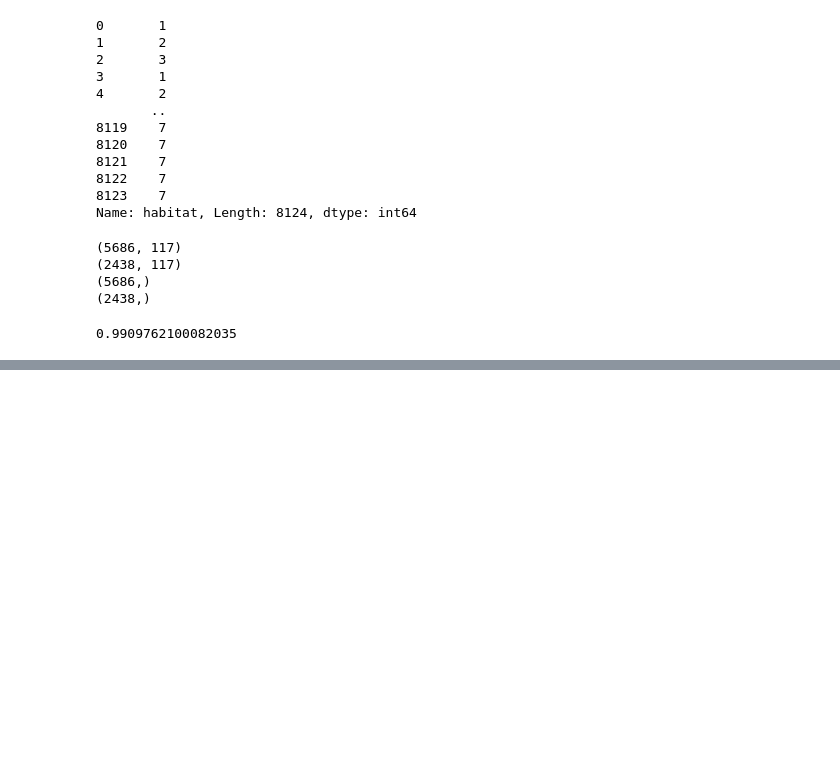
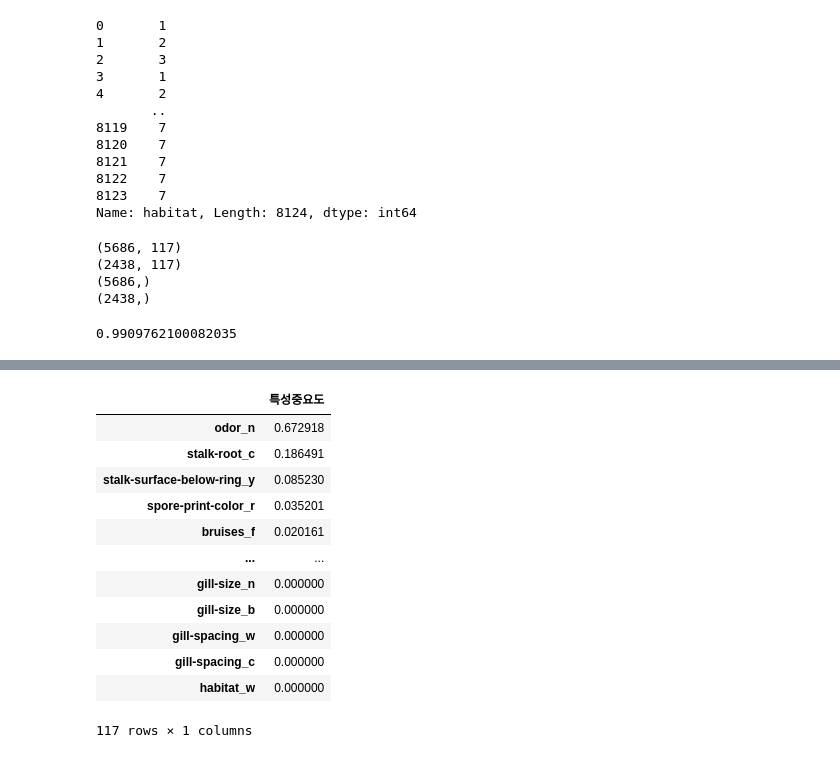
Before and after one commit to gasshot/Python_Lib, a Jupyter notebook: MachineLeaning/ex03_DesicionTree분류실습.ipynb, the cells around one changed output, grey strips where cells are left out. Saved outputs shown, nothing was run; the diff lists cells and outputs as text; code cells hidden in the pictures; blank space fills up the shorter version.

```diff
--- a/MachineLeaning/ex03_DesicionTree분류실습.ipynb
+++ b/MachineLeaning/ex03_DesicionTree분류실습.ipynb
@@ -165,0 +172,17 @@ tree.score(X_test,y_test)
+# %%
+# 모델링
+# 하이퍼파라미터 조정(사전-가지치기)를 통해서 과대적합을 제어할 수 있다.
+# 1. 모델 객체 생성
+tree1 = DecisionTreeClassifier(max_depth=3, max_leaf_nodes= 6)
+# 2. 모델 학습
+tree1.fit(X_train,y_train)
+
+# 3. 모델 시각화
+# Tree모델을 외부로 export하기
+from sklearn.tree import export_graphviz
+
+export_graphviz(tree1,out_file='tree1.dot', class_names=['독','식용'],feature_names= X_train.columns, impurity = False, filled = True)
+
+with open('tree1.dot', encoding='utf-8') as f:
+    dot_graph = f.read()
+display(graphviz.Source(dot_graph))
@@ -165,0 +191,25 @@ tree.score(X_test,y_test)
+# %%
+# 특성 선택
+# -> 어떤 특성이 중요한 특성인가에 대해 알 수 있다.
+
+tree1.feature_importances_
+tree1.feature_names_in_
+
+importance = pd.DataFrame(tree1.feature_importances_, columns=['특성중요도'], index= tree1.feature_names_in_)
+# 정렬해주는 함수, sort_values
+
+importance.sort_values(by= '특성중요도', ascending=False)
+# %% [output]
+|  | 특성중요도 |
+| odor_n | 0.672918 |
+| stalk-root_c | 0.186491 |
+| stalk-surface-below-ring_y | 0.085230 |
+| spore-print-color_r | 0.035201 |
+| bruises_f | 0.020161 |
+| ... | ... |
+| gill-size_n | 0.000000 |
+| gill-size_b | 0.000000 |
+| gill-spacing_w | 0.000000 |
+| gill-spacing_c | 0.000000 |
+| habitat_w | 0.000000 |
+117 rows × 1 columns
```
Also changed, not shown: parts of 5 cells of this notebook, 4 other files.
